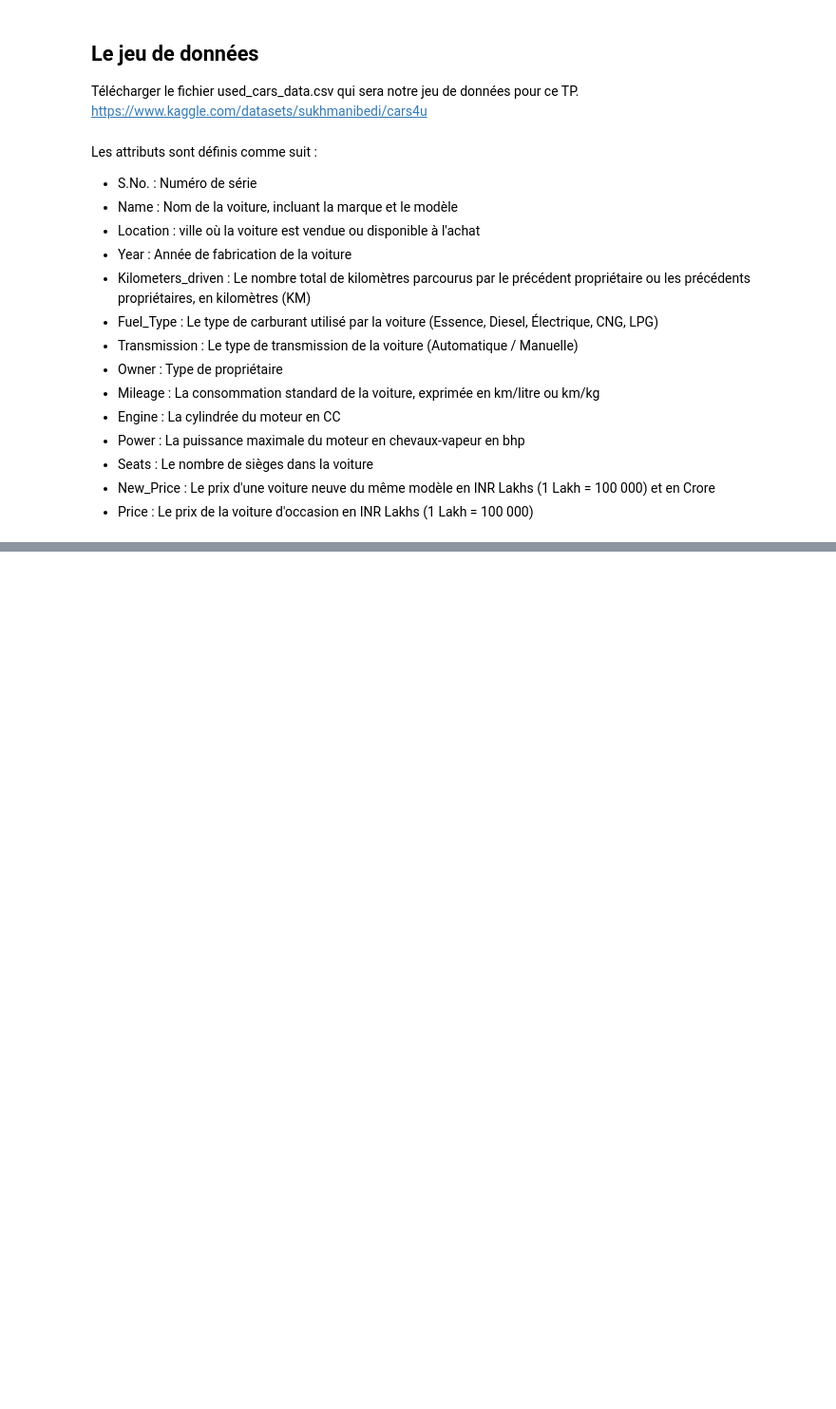
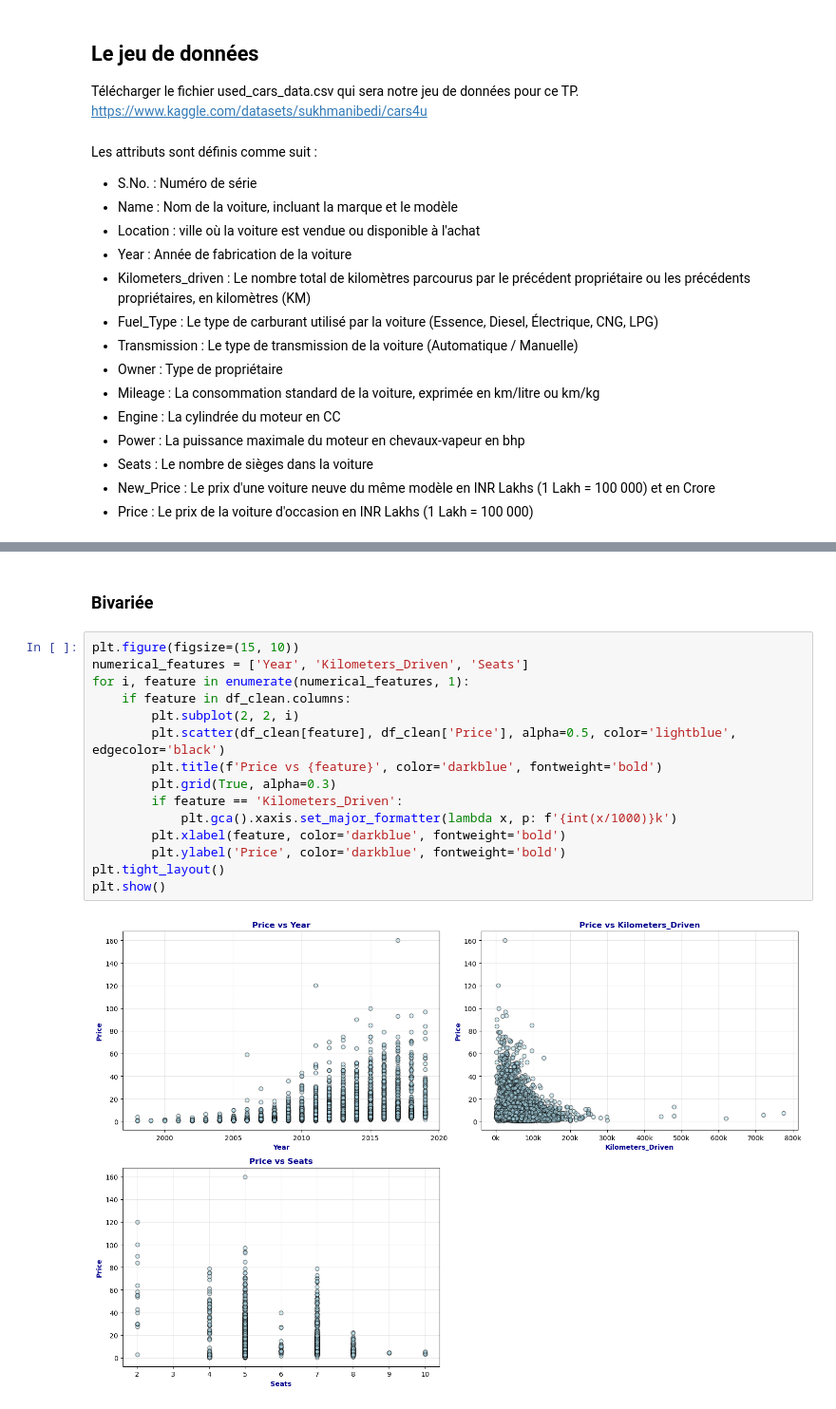
Before and after one commit to Ptitlu42/TP_data_mining, a Jupyter notebook: TP_eda.ipynb, the cells around one changed output, grey strips where cells are left out. Shown at 95% size. Drawn from its saved outputs; the diff is of its cells as text; blank space fills up the shorter version.

```diff
--- a/TP_eda.ipynb
+++ b/TP_eda.ipynb
@@ -86,0 +303,19 @@ Price: 125.2
+# %% [markdown]
+### Bivariée
+# %%
+plt.figure(figsize=(15, 10))
+numerical_features = ['Year', 'Kilometers_Driven', 'Seats']
+for i, feature in enumerate(numerical_features, 1):
+    if feature in df_clean.columns:
+        plt.subplot(2, 2, i)
+        plt.scatter(df_clean[feature], df_clean['Price'], alpha=0.5, color='lightblue', edgecolor='black')
+        plt.title(f'Price vs {feature}', color='darkblue', fontweight='bold')
+        plt.grid(True, alpha=0.3)
+        if feature == 'Kilometers_Driven':
+            plt.gca().xaxis.set_major_formatter(lambda x, p: f'{int(x/1000)}k')
+        plt.xlabel(feature, color='darkblue', fontweight='bold')
+        plt.ylabel('Price', color='darkblue', fontweight='bold')
+plt.tight_layout()
+plt.show()
+# %% [output]
+[figure, added]
```
Also changed, not shown: parts of 16 cells of this notebook.
